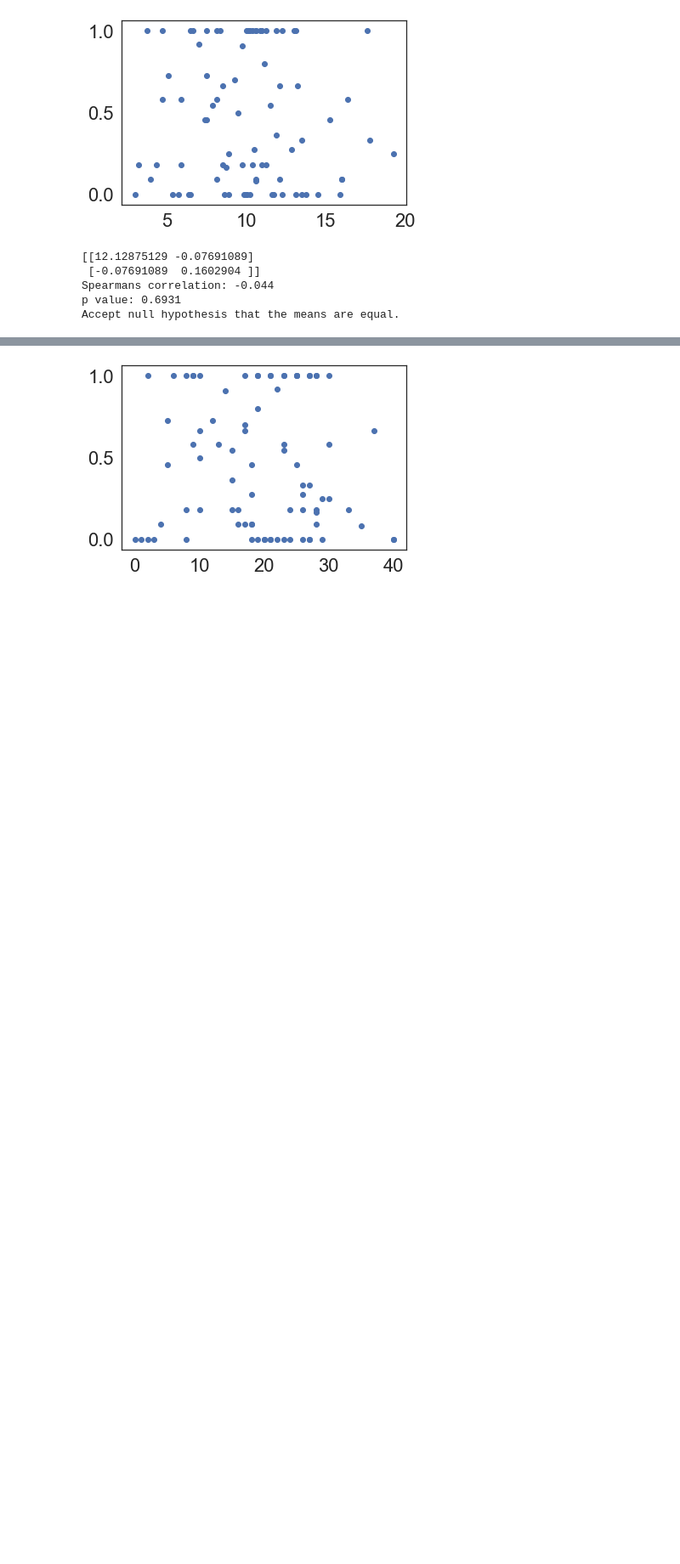
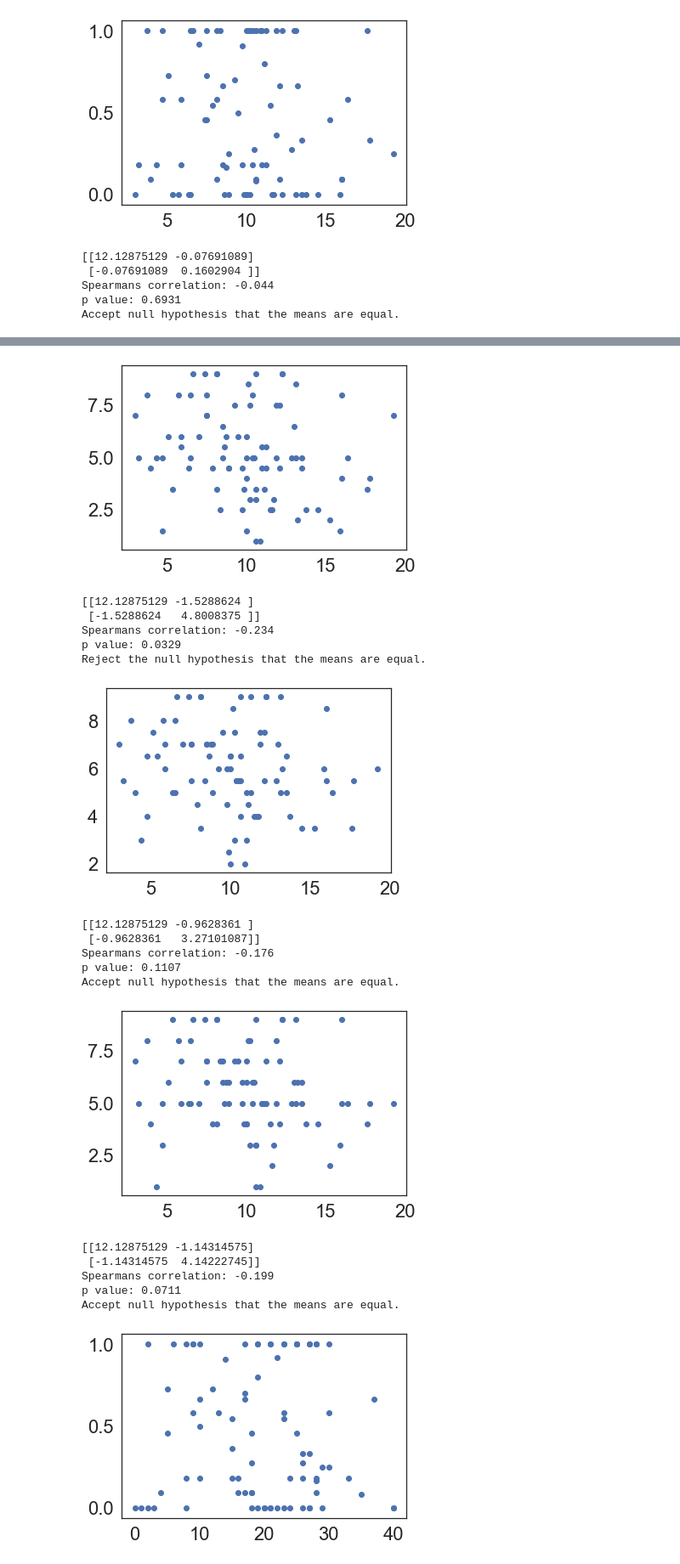
Before and after one commit to fareri-lab/Rejection_Choice, a Jupyter notebook: RMAnova w Pingouin_8.14.23.ipynb, the cells around one changed output, grey strips where cells are left out. Shown at 85% size. Saved outputs shown, nothing was run; the diff lists cells and outputs as text; code cells hidden in the pictures; blank space fills up the shorter version.

```diff
--- a/RMAnova w Pingouin_8.14.23.ipynb
+++ b/RMAnova w Pingouin_8.14.23.ipynb
@@ -528,3 +539,70 @@ Accept null hypothesis that the means are equal.
+# %%
+# prop_choicerej // rsq
+pyplot.scatter(rsq["RSQ_finalscore"],rejstress)
+pyplot.show()
+covariance = cov(rsq["RSQ_finalscore"],rejstress)
+print(covariance)
+corr, _ = spearmanr(rsq["RSQ_finalscore"],rejstress)
+print('Spearmans correlation: %.3f' % corr)
+r,p = scipy.stats.spearmanr(rsq["RSQ_finalscore"],rejstress)
+print('p value: %.4f' % p)
+
+alpha = 0.05
+if p > alpha:
+ print('Accept null hypothesis that the means are equal.')
+else:
+    print('Reject the null hypothesis that the means are equal.')
+
+# prop_choicerej // rsq
+pyplot.scatter(rsq["RSQ_finalscore"],accstress)
+pyplot.show()
+covariance = cov(rsq["RSQ_finalscore"],accstress)
+print(covariance)
+corr, _ = spearmanr(rsq["RSQ_finalscore"],accstress)
+print('Spearmans correlation: %.3f' % corr)
+r,p = scipy.stats.spearmanr(rsq["RSQ_finalscore"],accstress)
+print('p value: %.4f' % p)
+
+alpha = 0.05
+if p > alpha:
+ print('Accept null hypothesis that the means are equal.')
+else:
+    print('Reject the null hypothesis that the means are equal.')
+
+# prop_choicerej // rsq
+pyplot.scatter(rsq["RSQ_finalscore"],neustress)
+pyplot.show()
+covariance = cov(rsq["RSQ_finalscore"],neustress)
+print(covariance)
+corr, _ = spearmanr(rsq["RSQ_finalscore"],neustress)
+print('Spearmans correlation: %.3f' % corr)
+r,p = scipy.stats.spearmanr(rsq["RSQ_finalscore"],neustress)
+print('p value: %.4f' % p)
+
+alpha = 0.05
+if p > alpha:
+ print('Accept null hypothesis that the means are equal.')
+else:
+    print('Reject the null hypothesis that the means are equal.')
+# %% [output]
+[figure, added]
+[[12.12875129 -1.5288624 ]
+ [-1.5288624   4.8008375 ]]
+Spearmans correlation: -0.234
+p value: 0.0329
+Reject the null hypothesis that the means are equal.
+[figure, added]
+[[12.12875129 -0.9628361 ]
+ [-0.9628361   3.27101087]]
+Spearmans correlation: -0.176
+p value: 0.1107
+Accept null hypothesis that the means are equal.
+[figure, added]
+[[12.12875129 -1.14314575]
+ [-1.14314575  4.14222745]]
+Spearmans correlation: -0.199
+p value: 0.0711
+Accept null hypothesis that the means are equal.
 # %%
 # prop_choicerej // pss
 
```
Also changed, not shown: parts of 39 cells of this notebook, 35 other files.
